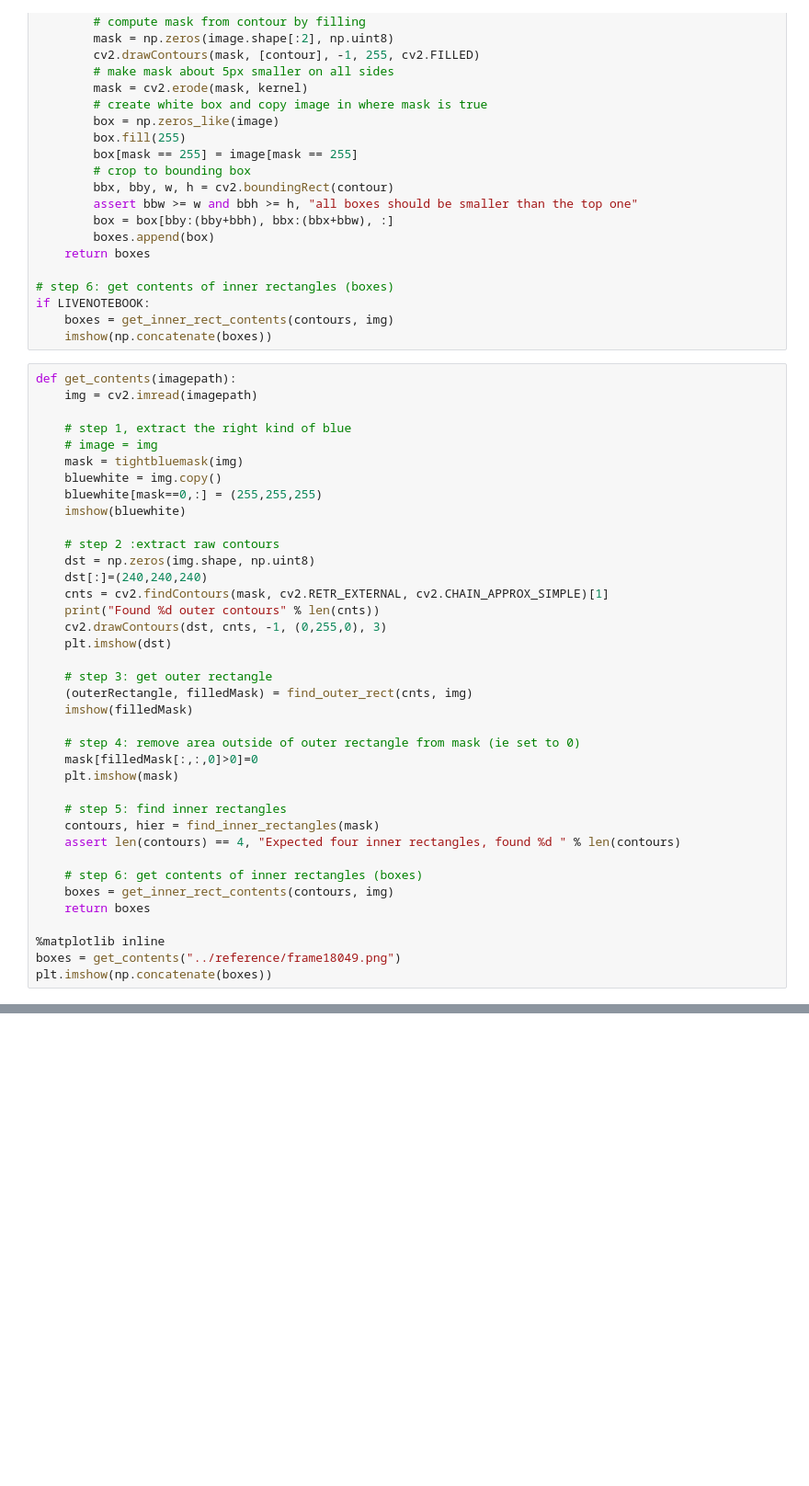
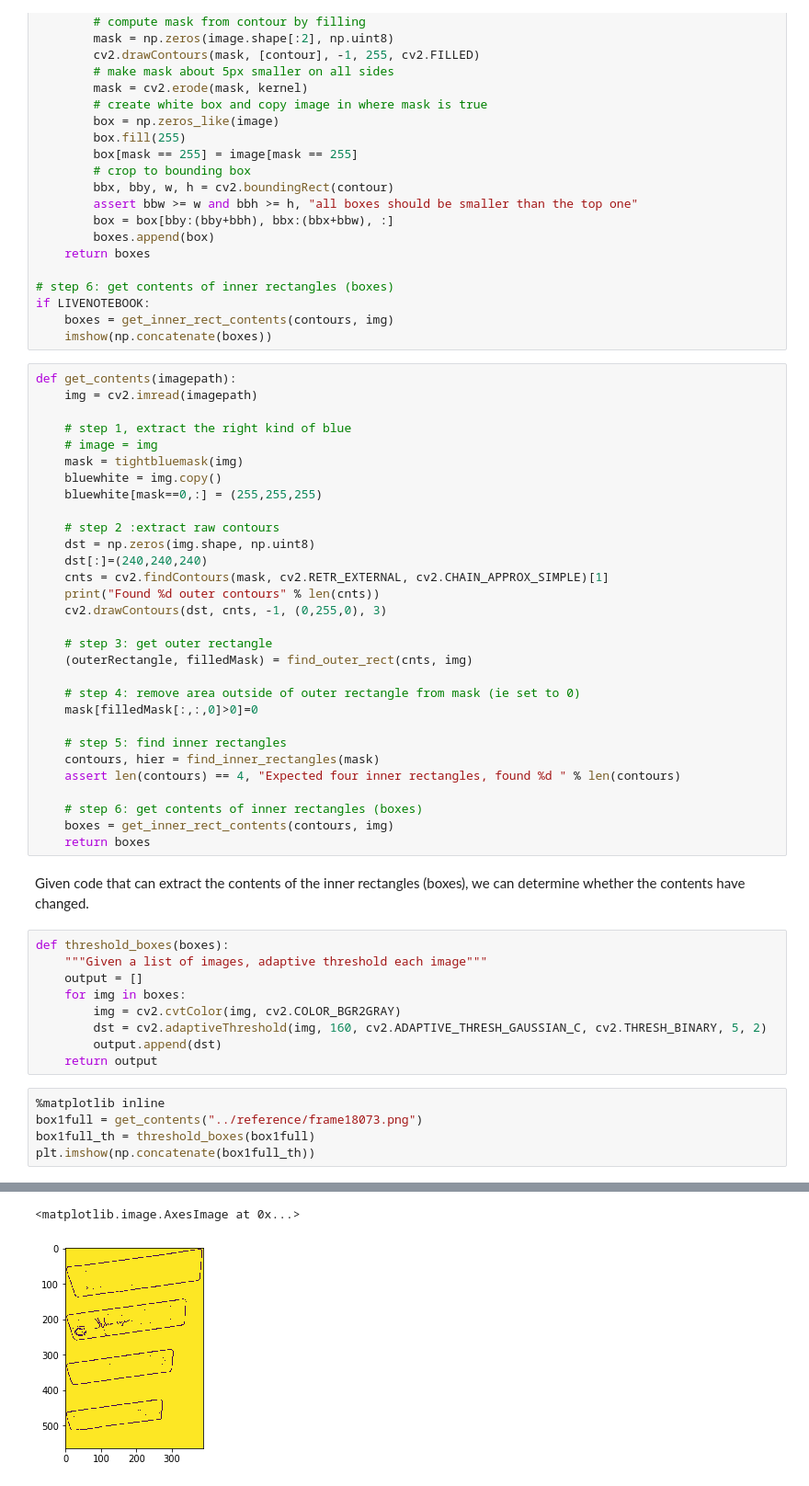
Before and after one commit to dirkjot/pingpongcam, a Jupyter notebook: opencv/extract blue grid.ipynb, the cells around one changed output, grey strips where cells are left out. Shown at 92% size. Saved outputs shown, nothing was run; the diff lists cells and outputs as text; blank space fills up the shorter version.

Commit message:
Working on determining changes in content
- added more reference images

```diff
--- a/opencv/extract blue grid.ipynb
+++ b/opencv/extract blue grid.ipynb
@@ -151,7 +156,6 @@ def get_contents(imagepath):
     mask = tightbluemask(img)
     bluewhite = img.copy()
     bluewhite[mask==0,:] = (255,255,255)
-    imshow(bluewhite)
 
     # step 2 :extract raw contours
     dst = np.zeros(img.shape, np.uint8)
@@ -159,15 +163,12 @@ def get_contents(imagepath):
     cnts = cv2.findContours(mask, cv2.RETR_EXTERNAL, cv2.CHAIN_APPROX_SIMPLE)[1]
     print("Found %d outer contours" % len(cnts))
     cv2.drawContours(dst, cnts, -1, (0,255,0), 3)
-    plt.imshow(dst)
 
     # step 3: get outer rectangle
     (outerRectangle, filledMask) = find_outer_rect(cnts, img)
-    imshow(filledMask)
 
     # step 4: remove area outside of outer rectangle from mask (ie set to 0)
     mask[filledMask[:,:,0]>0]=0
-    plt.imshow(mask)
 
     # step 5: find inner rectangles
     contours, hier = find_inner_rectangles(mask)
@@ -176,7 +177,21 @@ def get_contents(imagepath):
     # step 6: get contents of inner rectangles (boxes)
     boxes = get_inner_rect_contents(contours, img)
     return boxes
-
-%matplotlib inline
-boxes = get_contents("../reference/frame18049.png")
-plt.imshow(np.concatenate(boxes))
+# %% [markdown]
+Given code that can extract the contents of the inner rectangles (boxes), we can determine whether the
+contents have changed.
+# %%
+def threshold_boxes(boxes):
+    """Given a list of images, adaptive threshold each image"""
+    output = []
+    for img in boxes:
+        img = cv2.cvtColor(img, cv2.COLOR_BGR2GRAY)
+        dst = cv2.adaptiveThreshold(img, 160, cv2.ADAPTIVE_THRESH_GAUSSIAN_C, cv2.THRESH_BINARY, 5, 2)
+        output.append(dst)
+    return output
+# %%
+%matplotlib inline
+box1full = get_contents("../reference/frame18073.png")
+box1full_th = threshold_boxes(box1full)
+plt.imshow(np.concatenate(box1full_th))
+# %% [output]
@@ -182,0 +206,2 @@ plt.imshow(np.concatenate(boxes))
+<matplotlib.image.AxesImage at 0x...>
+[figure, added]
```
Also changed, not shown: parts of 11 cells of this notebook, 3 other files.
